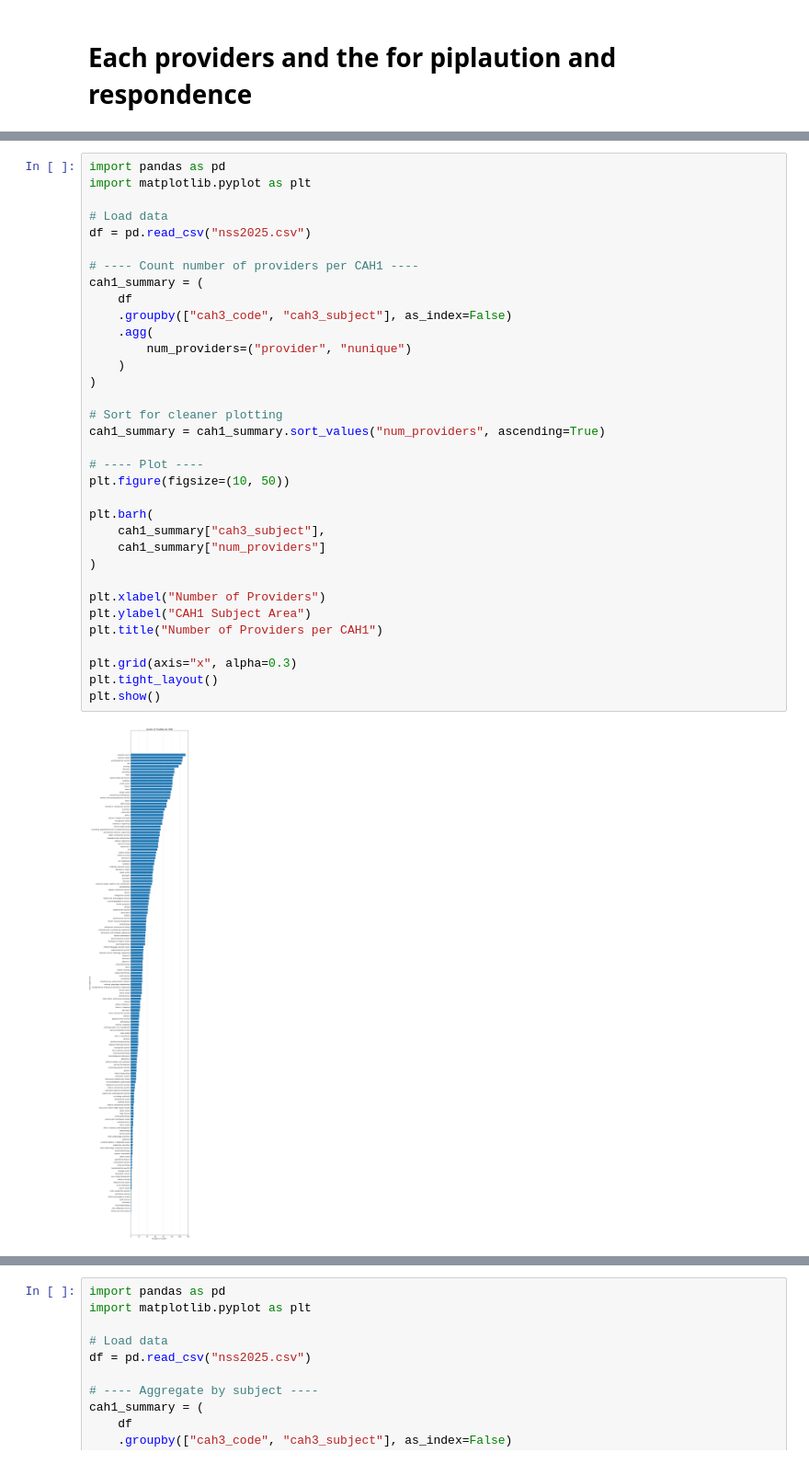
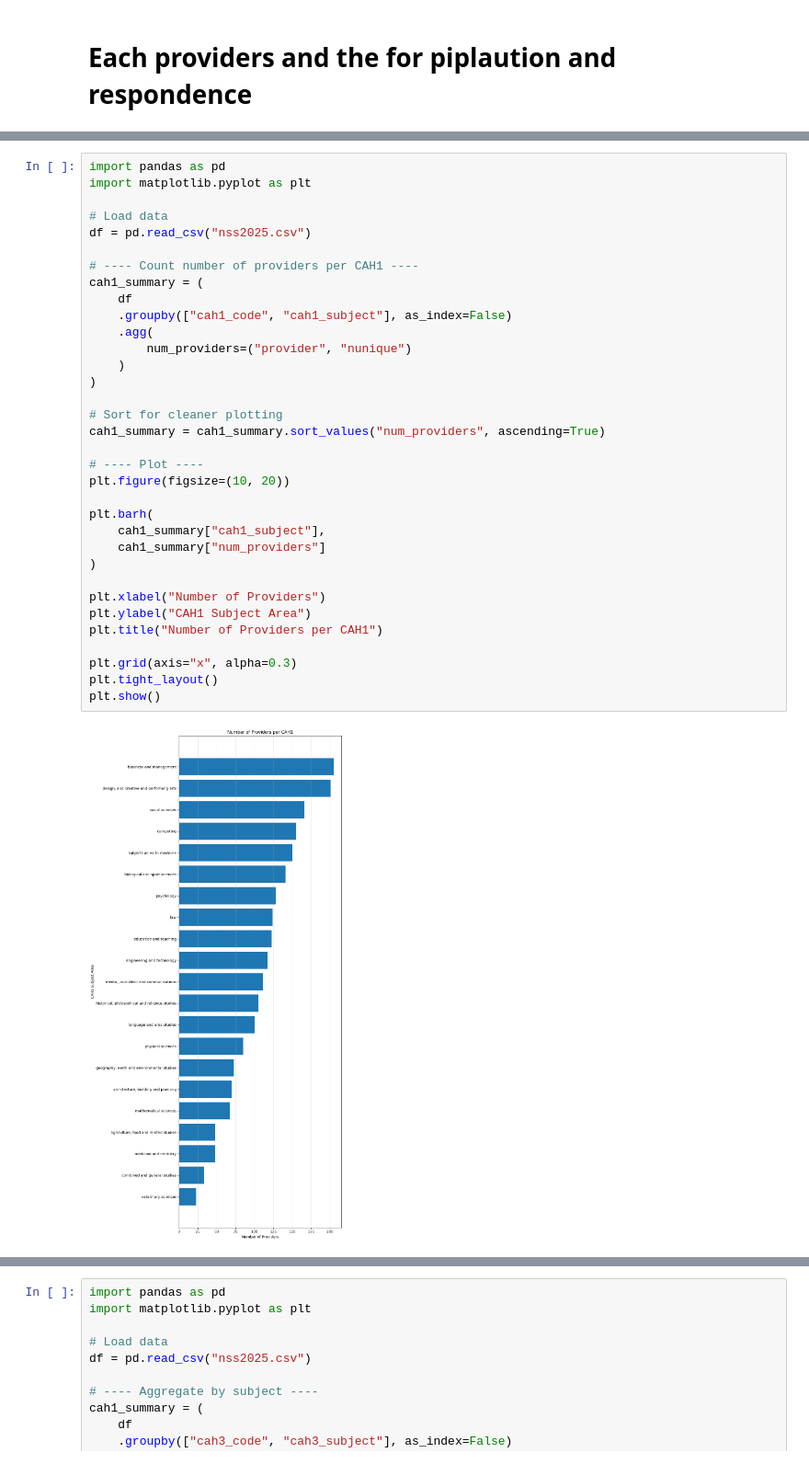
Before and after one commit to ZahinHussain/Analytic-software-technologies, a Jupyter notebook: graphs.ipynb, the cells around one changed output, grey strips where cells are left out. Shown at 92% size. Saved outputs shown, nothing was run; the diff lists cells and outputs as text.

```diff
--- a/graphs.ipynb
+++ b/graphs.ipynb
@@ -307,37 +339,37 @@ import pandas as pd
 import matplotlib.pyplot as plt
 
 # Load data
 df = pd.read_csv("nss2025.csv")
 
 # ---- Count number of providers per CAH1 ----
 cah1_summary = (
     df
-    .groupby(["cah3_code", "cah3_subject"], as_index=False)
+    .groupby(["cah1_code", "cah1_subject"], as_index=False)
     .agg(
         num_providers=("provider", "nunique")
     )
 )
 
 # Sort for cleaner plotting
 cah1_summary = cah1_summary.sort_values("num_providers", ascending=True)
 
 # ---- Plot ----
-plt.figure(figsize=(10, 50))
+plt.figure(figsize=(10, 20))
 
 plt.barh(
-    cah1_summary["cah3_subject"],
+    cah1_summary["cah1_subject"],
     cah1_summary["num_providers"]
 )
 
 plt.xlabel("Number of Providers")
 plt.ylabel("CAH1 Subject Area")
 plt.title("Number of Providers per CAH1")
 
 plt.grid(axis="x", alpha=0.3)
 plt.tight_layout()
 plt.show()
 # %% [output]
-[figure, old version]
+[figure, new version]
 # %%
 import pandas as pd
 import matplotlib.pyplot as plt
```
Also changed, not shown: parts of 8 cells of this notebook, 5 other files.
